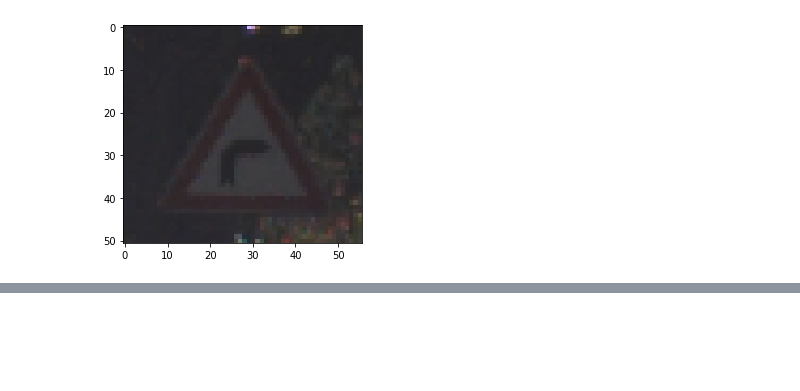
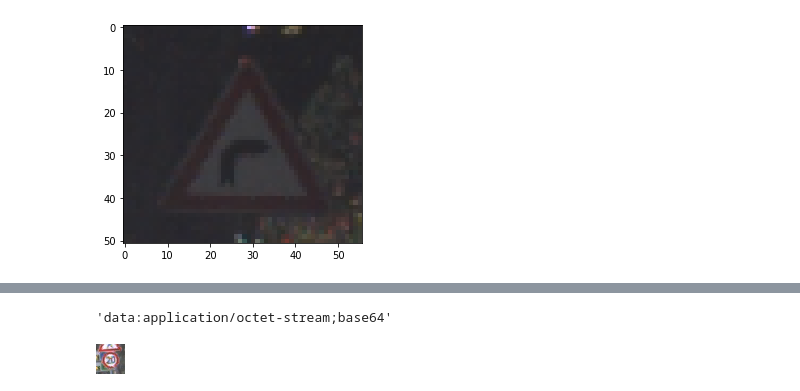
Before and after one commit to reginaldo9/hands-on-2021, a Jupyter notebook: notebooks/reading_images.ipynb, the cells around one changed output, grey strips where cells are left out. Saved outputs shown, nothing was run; the diff lists cells and outputs as text; code cells hidden in the pictures; blank space fills up the shorter version.

```diff
--- a/notebooks/reading_images.ipynb
+++ b/notebooks/reading_images.ipynb
@@ -159,0 +210,9 @@ plt.imshow(Image.open(images_df.query('ClassId == 20').iloc[20]['path']))
+# %%
+N = 10_000
+images_list = build_images_list(images_df.head(N)['path'].values,
+                                images_df.head(N).apply(lambda r: (r['Roi.X1'], r['Roi.Y1'], r['Roi.X2'], r['Roi.Y2']),
+                                                          axis=1).values)
+data = np.array(images_list)
+labels = build_classes_array(images_df)[:N]
+
+print(data.shape, labels.shape)
@@ -159,0 +353,13 @@ plt.imshow(Image.open(images_df.query('ClassId == 20').iloc[20]['path']))
+# %%
+test_type, test_content = test.split(',')
+# %%
+test_type
+# %% [output]
+'data:application/octet-stream;base64'
+# %%
+import io
+import base64
+
+Image.open(io.BytesIO(base64.b64decode(test_content)))
+# %% [output]
+[figure, added]
```
Also changed, not shown: parts of 25 cells of this notebook.
